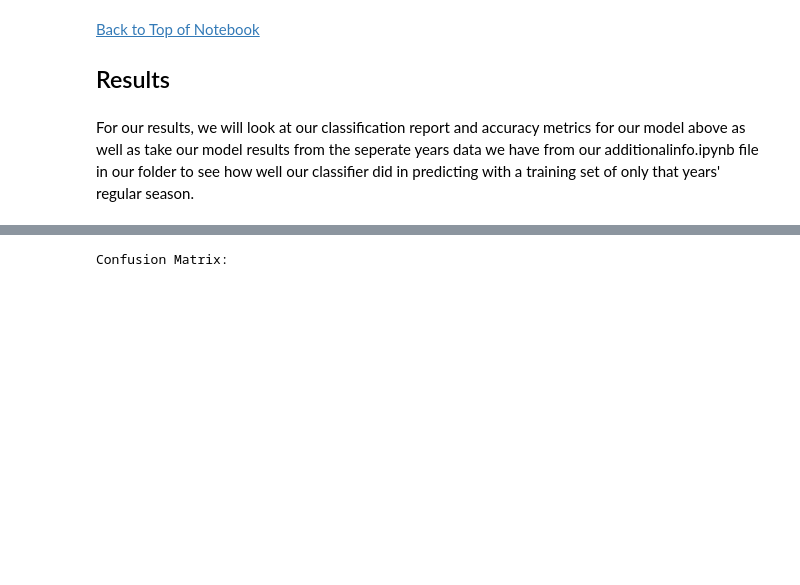
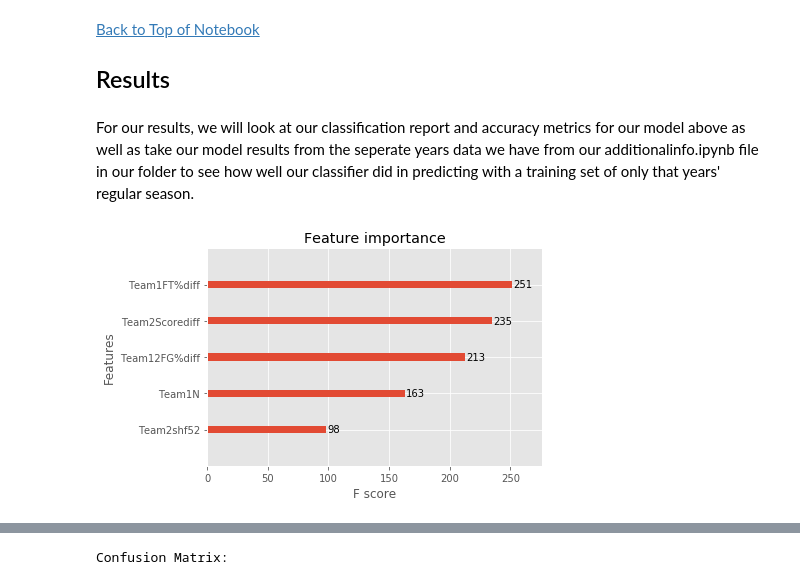
Before and after one commit to ajain1017/dsc-mod-5-project-online-ds-pt-081219, a Jupyter notebook: project_files/index.ipynb, the cells around one changed output, grey strips where cells are left out. Saved outputs shown, nothing was run; the diff lists cells and outputs as text; code cells hidden in the pictures; blank space fills up the shorter version.

```diff
--- a/project_files/index.ipynb
+++ b/project_files/index.ipynb
@@ -2675,3 +2677,11 @@ pca_clf = pickle.load(open('finalized_model.sav', 'rb'))
 #de-serialize predictions
 with open('predictions.pkl', 'rb') as f:
     predictions = pickle.load(f)
+# %%
+#get features names for model
+pca_clf.get_booster().feature_names = list(X_test.columns)
+#plot feature importance using F-score as metric
+plot_importance(pca_clf, max_num_features = 5, importance_type = "weight")
+plt.show()
+# %% [output]
+[figure, added]
```
Also changed, not shown: parts of 4 cells of this notebook, 1 other file.
